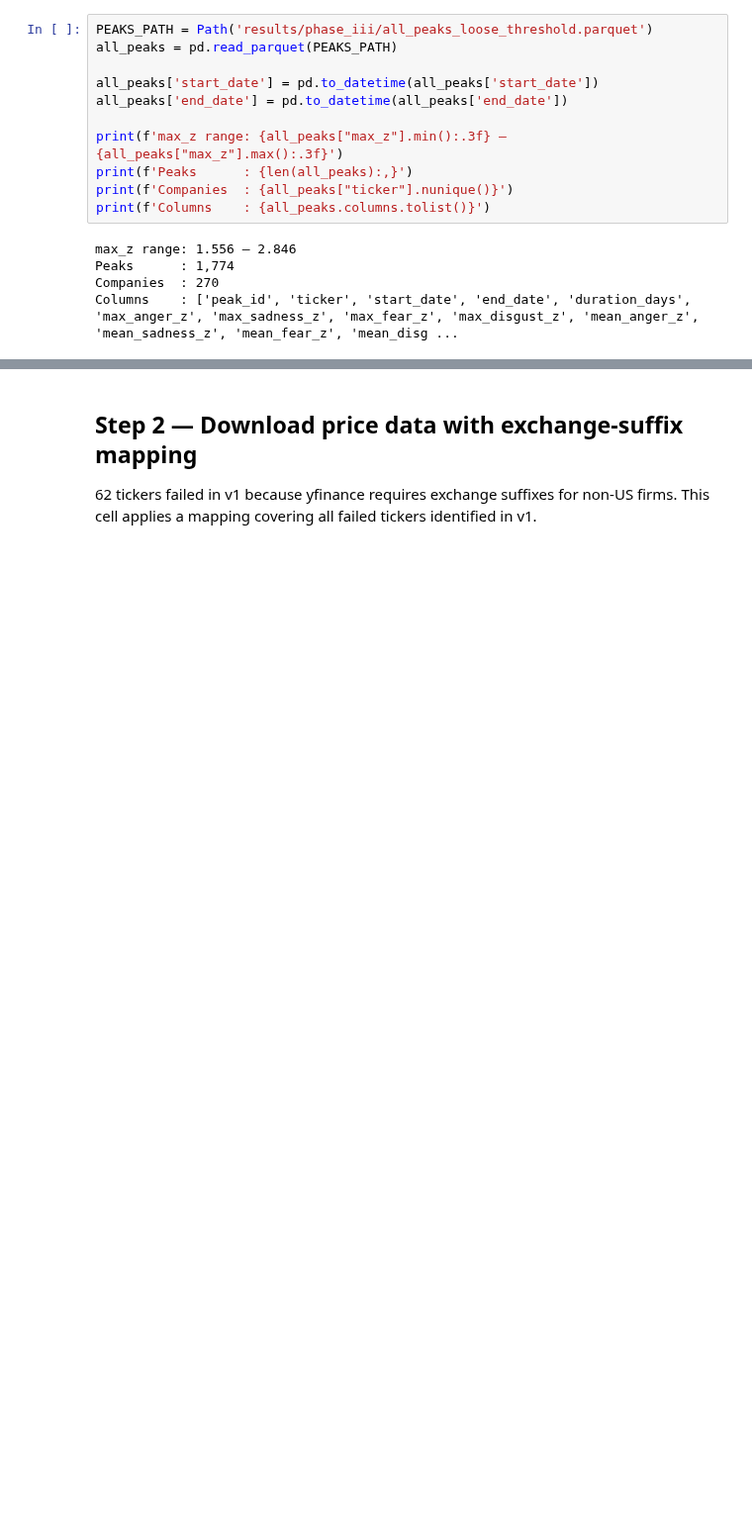
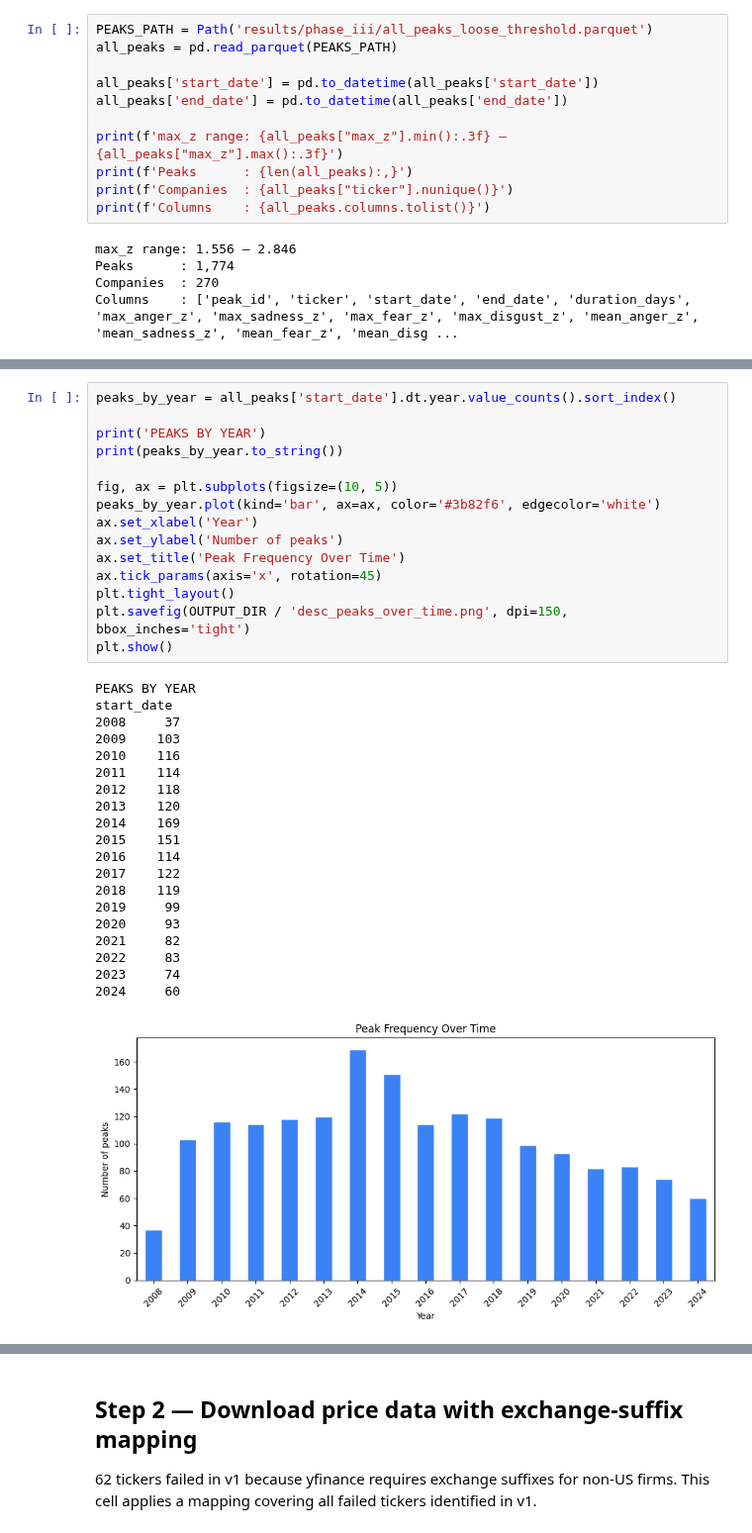
Before and after one commit to nkhanhle23/reputational-risk-pipeline, a Jupyter notebook: notebooks/31_event_study.ipynb, the cells around one changed output, grey strips where cells are left out. Shown at 99% size. Saved outputs shown, nothing was run; the diff lists cells and outputs as text; blank space fills up the shorter version.

```diff
--- a/notebooks/31_event_study.ipynb
+++ b/notebooks/31_event_study.ipynb
@@ -65,0 +116,36 @@ Columns    : ['peak_id', 'ticker', 'start_date', 'end_date', 'duration_days', 'm
+# %%
+peaks_by_year = all_peaks['start_date'].dt.year.value_counts().sort_index()
+
+print('PEAKS BY YEAR')
+print(peaks_by_year.to_string())
+
+fig, ax = plt.subplots(figsize=(10, 5))
+peaks_by_year.plot(kind='bar', ax=ax, color='#3b82f6', edgecolor='white')
+ax.set_xlabel('Year')
+ax.set_ylabel('Number of peaks')
+ax.set_title('Peak Frequency Over Time')
+ax.tick_params(axis='x', rotation=45)
+plt.tight_layout()
+plt.savefig(OUTPUT_DIR / 'desc_peaks_over_time.png', dpi=150, bbox_inches='tight')
+plt.show()
+# %% [output]
+PEAKS BY YEAR
+start_date
+2008     37
+2009    103
+2010    116
+2011    114
+2012    118
+2013    120
+2014    169
+2015    151
+2016    114
+2017    122
+2018    119
+2019     99
+2020     93
+2021     82
+2022     83
+2023     74
+2024     60
+[figure, added]
```
Also changed, not shown: parts of 19 cells of this notebook, 1 other file.
